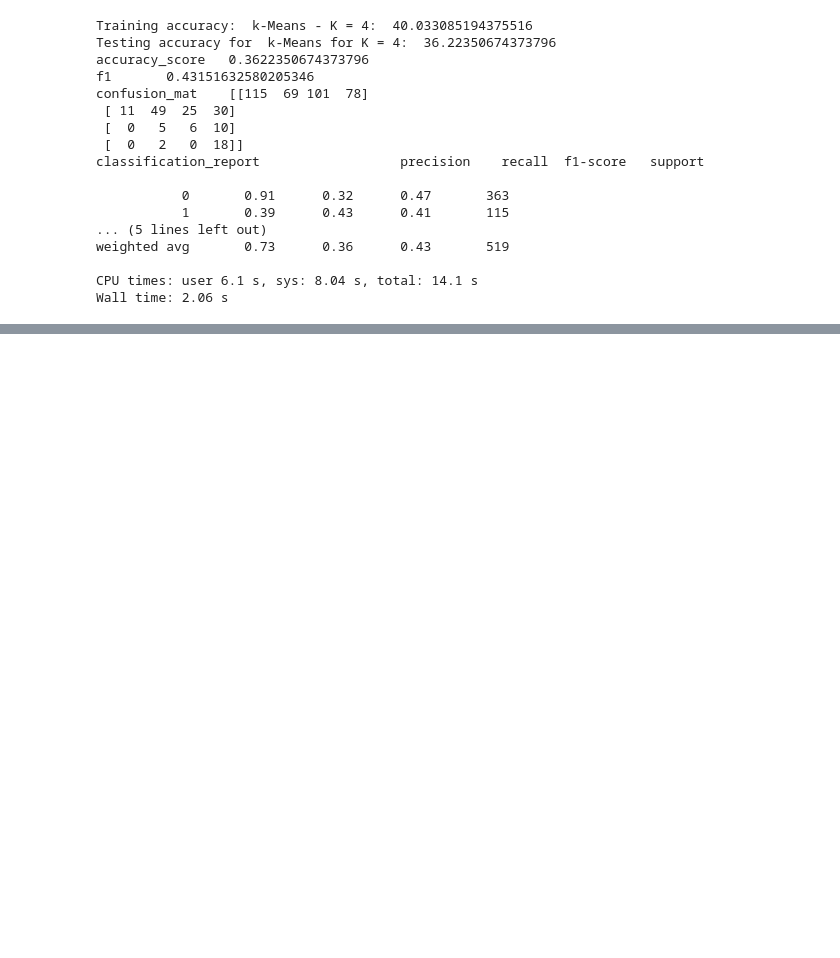
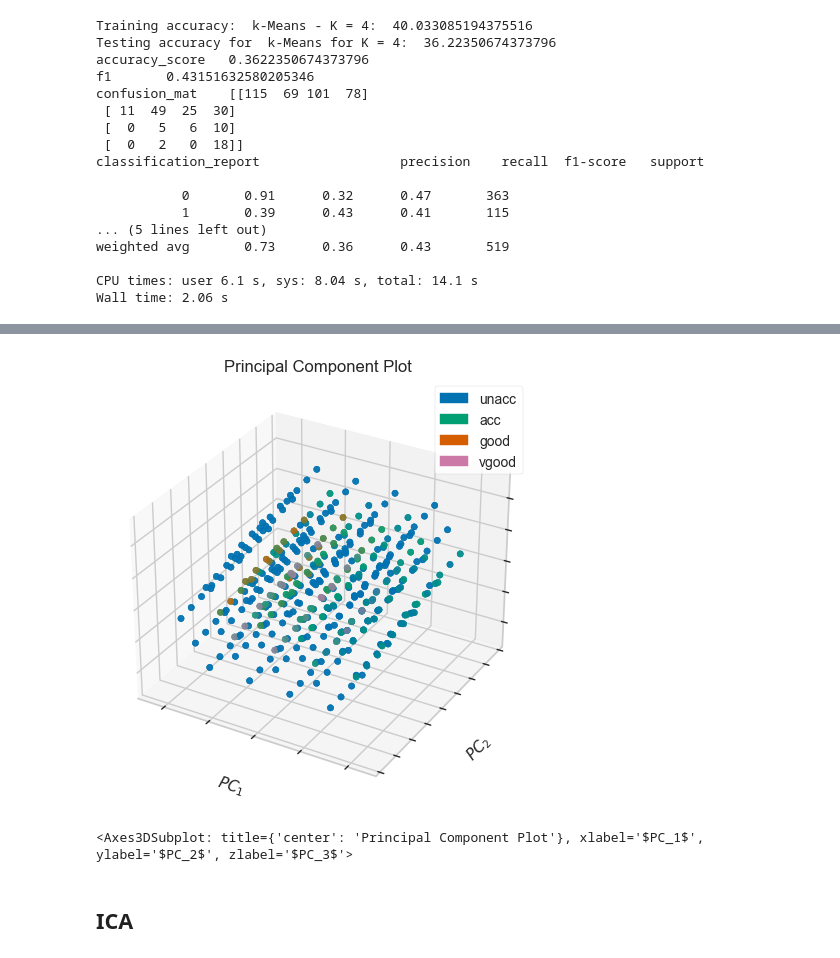
Before and after one commit to fonylew/machine-learning, a Jupyter notebook: unsupervised_learning/car_clustering.ipynb, the cells around one changed output, grey strips where cells are left out. Cells and saved outputs as stored; diff of their text form; code cells hidden in the pictures; blank space fills up the shorter version.

```diff
--- a/unsupervised_learning/car_clustering.ipynb
+++ b/unsupervised_learning/car_clustering.ipynb
@@ -261,0 +358,9 @@ Wall time: 2.06 s
+# %%
+visualizer = PCA(scale=True, projection=3, classes=classes, alpha=0.5)
+visualizer.fit_transform(x, y)
+visualizer.show()
+# %% [output]
+[figure, added]
+<Axes3DSubplot: title={'center': 'Principal Component Plot'}, xlabel='$PC_1$', ylabel='$PC_2$', zlabel='$PC_3$'>
+# %% [markdown]
+## ICA
```
Also changed, not shown: parts of 22 cells of this notebook, 2 other files.
